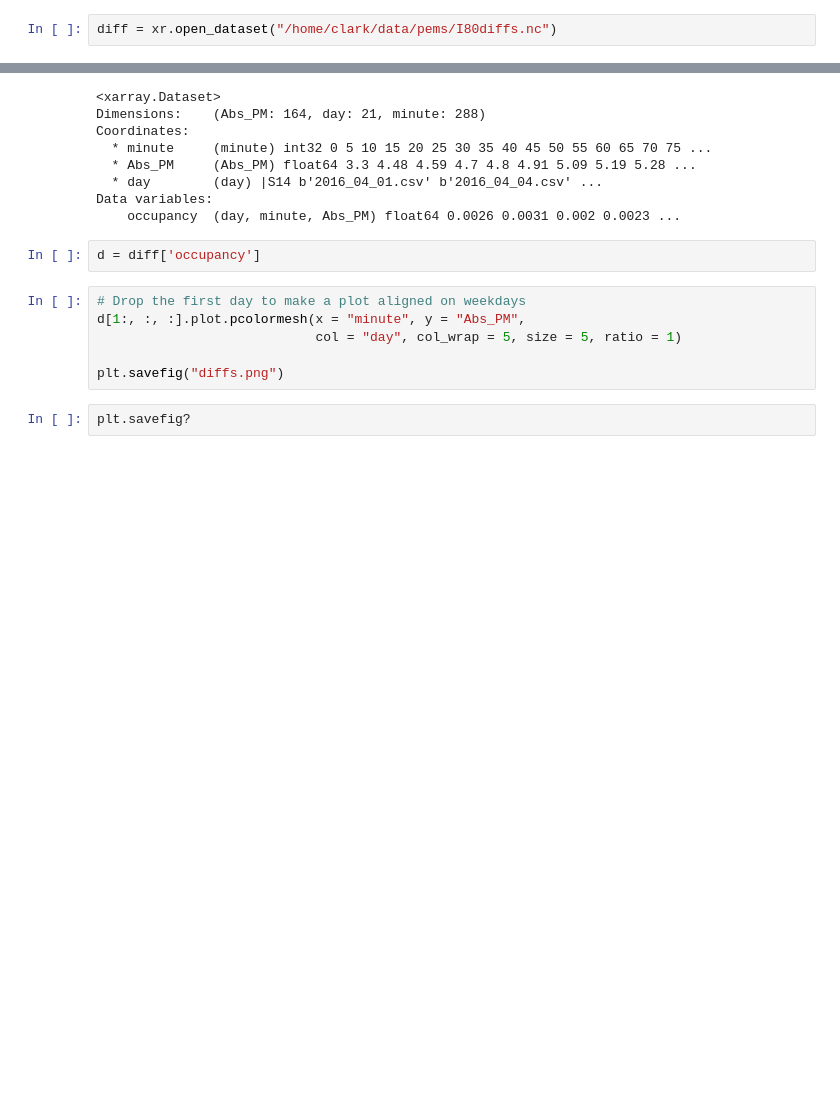
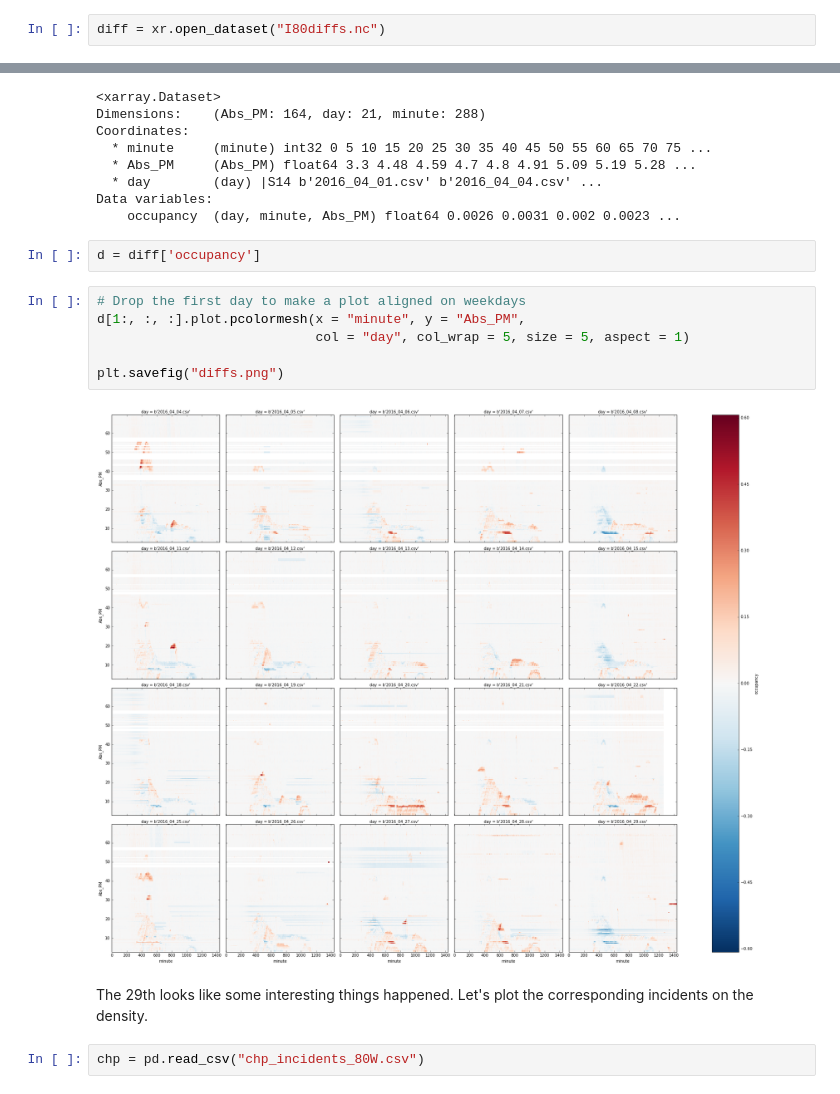
Before and after one commit to clarkfitzg/eci256project, a Jupyter notebook: plots.ipynb, the cells around one changed output, grey strips where cells are left out. Saved outputs shown, nothing was run; the diff lists cells and outputs as text; blank space fills up the shorter version.

Commit message:
plotting one particular day

```diff
--- a/plots.ipynb
+++ b/plots.ipynb
@@ -6,5 +7,5 @@ import xarray as xr
 # %%
-diff = xr.open_dataset("/home/clark/data/pems/I80diffs.nc")
+diff = xr.open_dataset("I80diffs.nc")
 # %%
 diff
 # %% [output]
@@ -21,8 +22,12 @@ d = diff['occupancy']
 # %%
 # Drop the first day to make a plot aligned on weekdays
 d[1:, :, :].plot.pcolormesh(x = "minute", y = "Abs_PM",
-                            col = "day", col_wrap = 5, size = 5, ratio = 1)
+                            col = "day", col_wrap = 5, size = 5, aspect = 1)
 
 plt.savefig("diffs.png")
+# %% [output]
+[figure, added]
-# %%
-plt.savefig?
+# %% [markdown]
+The 29th looks like some interesting things happened. Let's plot the corresponding incidents on the density.
+# %%
+chp = pd.read_csv("chp_incidents_80W.csv")
```
Also changed, not shown: parts of 7 cells of this notebook.
